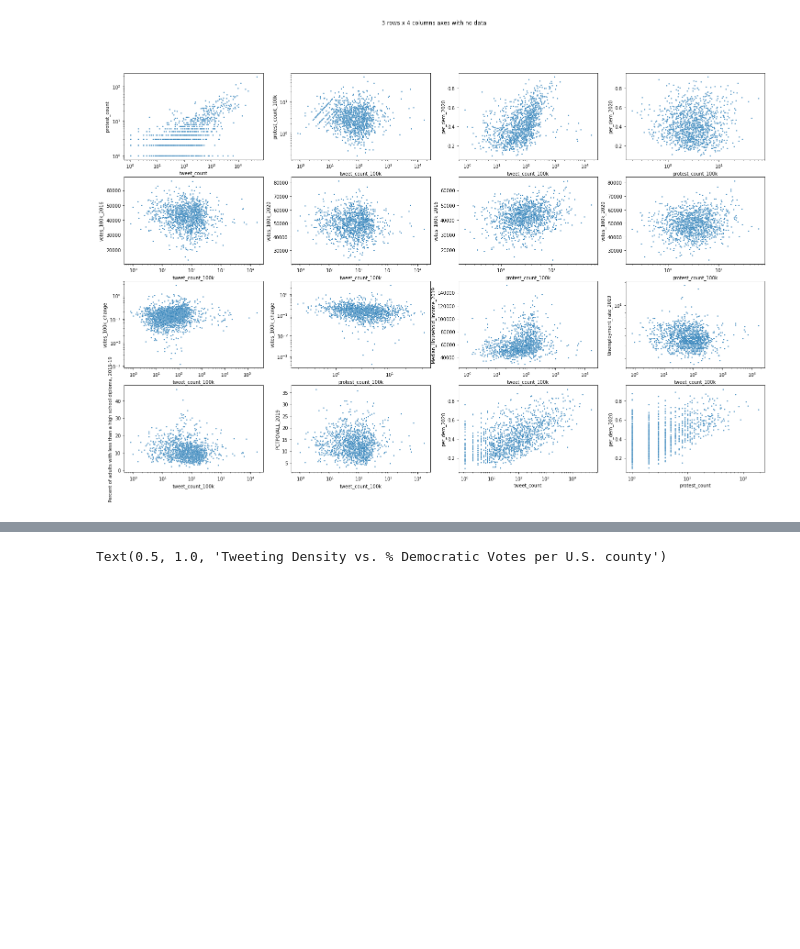
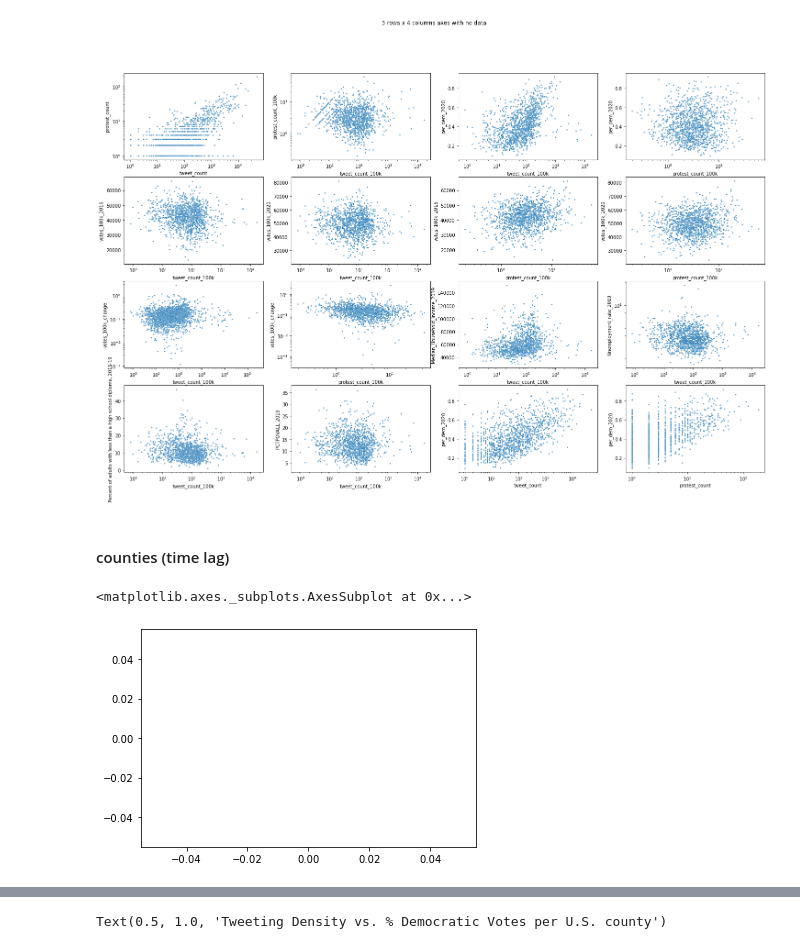
Before and after one commit to lnicoletti/hashtag_activism_protest, a Jupyter notebook: notebooks/2-DataExplorationAPI2.ipynb, the cells around one changed output, grey strips where cells are left out. Saved outputs shown, nothing was run; the diff lists cells and outputs as text; code cells hidden in the pictures; blank space fills up the shorter version.

```diff
--- a/notebooks/2-DataExplorationAPI2.ipynb
+++ b/notebooks/2-DataExplorationAPI2.ipynb
@@ -176,3 +176,5 @@ counties_tp[['state_abbr', 'votes_gop_2020', 'votes_dem_2020', 'total_votes_2020
                                  'per_gop_2020':"mean", 'per_dem_2020':"mean", 'votes_dem_2016':"sum", 'votes_gop_2016':"sum",
                                  'total_votes_2016':"sum", 'per_dem_2016':"mean", 'per_gop_2016':"mean"}).rename(
     columns={"state_abbr":"state"}).to_csv("state_vote_stats.csv")
+# %% [markdown]
+#### counties (time lag)
@@ -178,0 +183,15 @@ counties_tp[['state_abbr', 'votes_gop_2020', 'votes_dem_2020', 'total_votes_2020
+# %%
+# counties_t = gpd.sjoin(tweets_gdf, counties, how='right')
+# counties_p = gpd.sjoin(gdf_p, counties, how='right')
+counties_t_time = counties_t.groupby(['GEOID', "created_at_day"]).sum().reset_index()[['GEOID', "created_at_day", 'tweet_count']].rename(columns={"created_at_day": "date"})
+counties_p_time = counties_p[counties_p['EVENT_DATE'].dt.year==2020].groupby(['GEOID', "EVENT_DATE"]).sum().reset_index()[['GEOID', "EVENT_DATE", 'protest_count']].rename(columns={"EVENT_DATE": "date"})
+counties_t_time['date'] = pd.to_datetime("2020" + "-" + counties_t_time['date'])
+# %%
+counties_time = pd.merge(counties_p_time, counties_t_time, on = ["GEOID", "date"], how="inner")
+# %%
+start_date = "09"
+lag = 2
+sns.scatterplot(x=counties_time[counties_time['date'] == f"2020-06-{start_date}"]["tweet_count"], y=counties_time[counties_time['date'] == f"2020-06-{str(int(start_date)+lag)}"]["protest_count"])
+# %% [output]
+<matplotlib.axes._subplots.AxesSubplot at 0x...>
+[figure, added]
```
Also changed, not shown: parts of 5 cells of this notebook, 1 other file.
